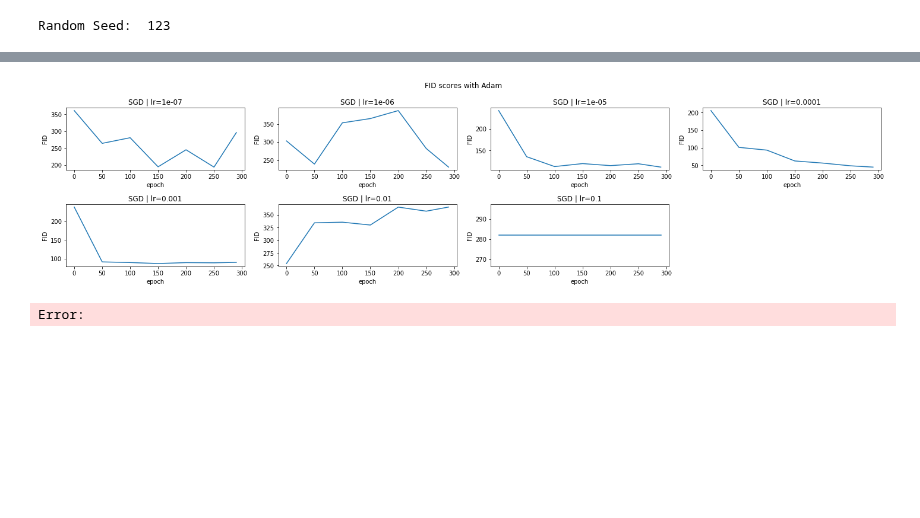
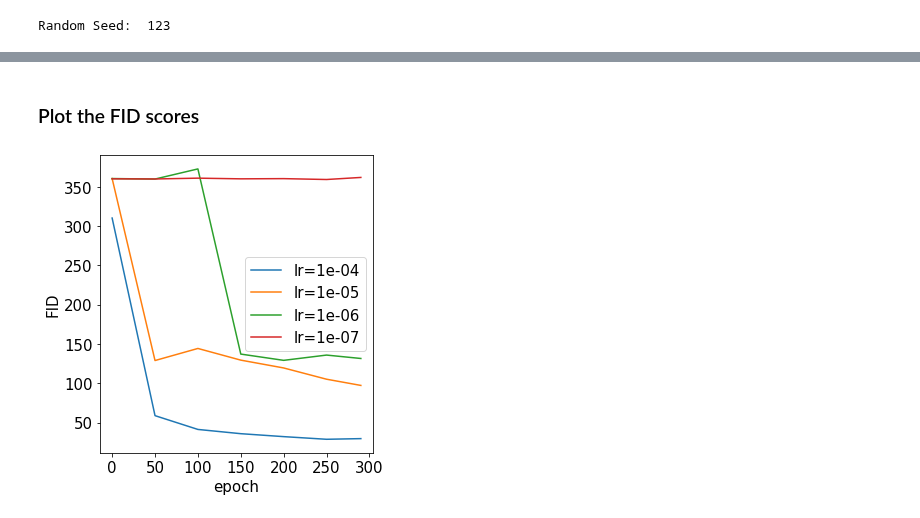
Before and after one commit to TheodorSergeev/optml_gan, a Jupyter notebook: metrics.ipynb, the cells around one changed output, grey strips where cells are left out. Cells and saved outputs as stored; diff of their text form; code cells hidden in the pictures; blank space fills up the shorter version.

```diff
--- a/metrics.ipynb
+++ b/metrics.ipynb
@@ -227,16 +170,0 @@ all_lr_scores_adam
-# %%
-fig, ax = plt.subplots(2,4,figsize = (20, 5))
-for i, ax_,key, value in zip(range(7),ax.ravel(),all_lr_scores_adam.keys(), all_lr_scores_adam.values()):
-    ax_.plot([0,50,100,150,200,250,290], value)
-    ax_.set_title('SGD | lr='+ str(key))
-    ax_.set_ylabel('FID')
-    ax_.set_xlabel('epoch')
-
-ax[1,3].set_axis_off()
-
-plt.suptitle('FID scores with Adam')
-plt.tight_layout()
-plt.show()
-# %% [output]
-[figure, removed]
-Error:
@@ -307,0 +171,10 @@ def get_loss_plots(generated_data_path, list_paths,
+# %% [markdown]
+### Plot the FID scores
+# %%
+plot_FID(x = [0, 50, 100, 150, 200, 250, 290],
+        y = all_lr_scores_sgd,
+        save_fig = True,
+        save_path = PATH + 'img/FID_sgd.pdf',
+        show_plot = True)
+# %% [output]
+[figure, added]
```
Also changed, not shown: parts of 25 cells of this notebook, 4 other files.
